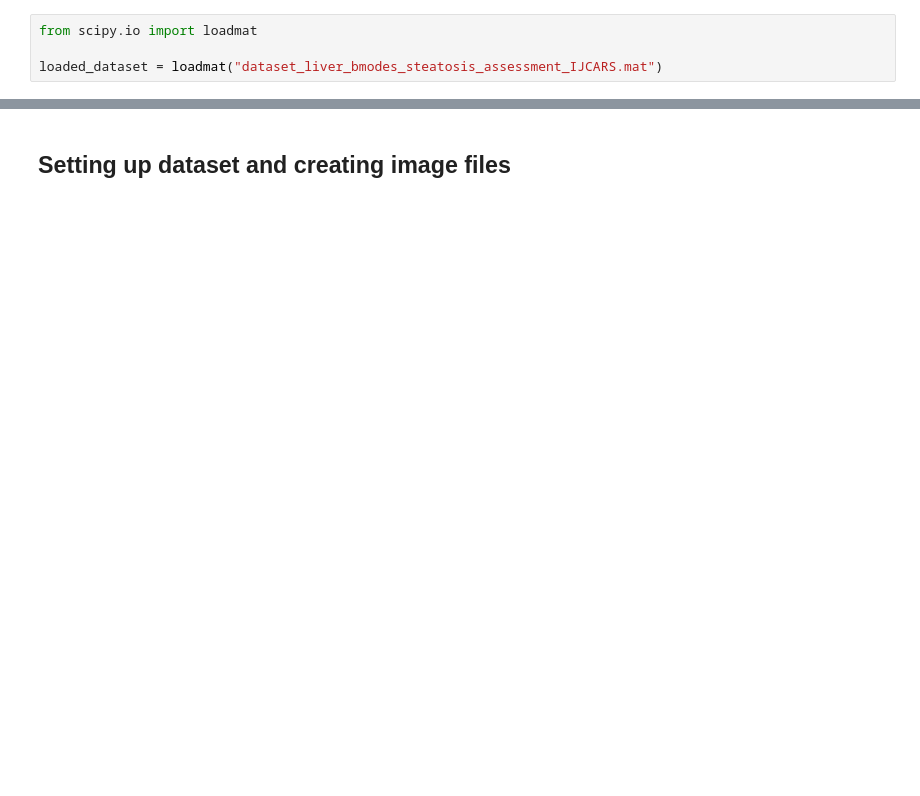
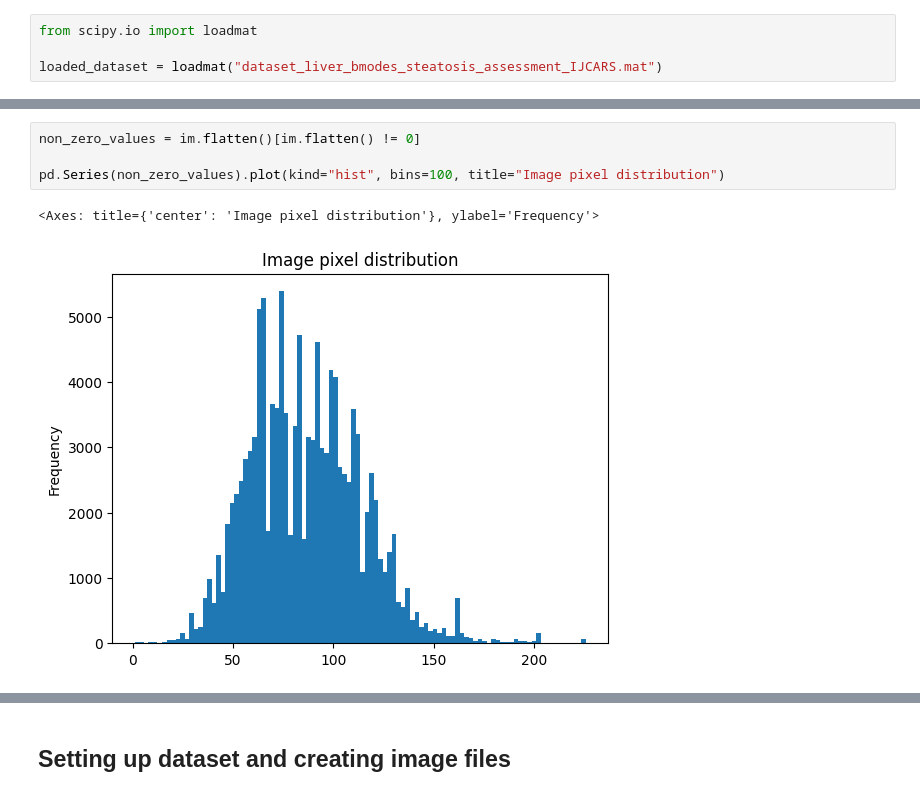
Before and after one commit to lakshmi-warrier/nafld-detection, a Jupyter notebook: us_scan_model/final_model.ipynb, the cells around one changed output, grey strips where cells are left out. Drawn from its saved outputs; the diff is of its cells as text; blank space fills up the shorter version.

```diff
--- a/us_scan_model/final_model.ipynb
+++ b/us_scan_model/final_model.ipynb
@@ -37,0 +46,7 @@ def enhance_image(image):
+# %%
+non_zero_values = im.flatten()[im.flatten() != 0]
+
+pd.Series(non_zero_values).plot(kind="hist", bins=100, title="Image pixel distribution")
+# %% [output]
+<Axes: title={'center': 'Image pixel distribution'}, ylabel='Frequency'>
+[figure, added]
```
Also changed, not shown: parts of 28 cells of this notebook, 1 other file.
